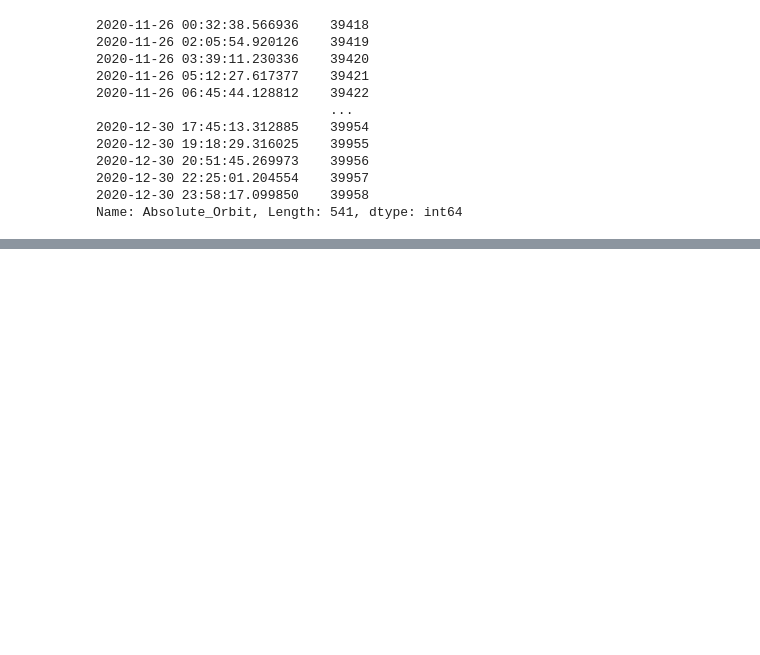
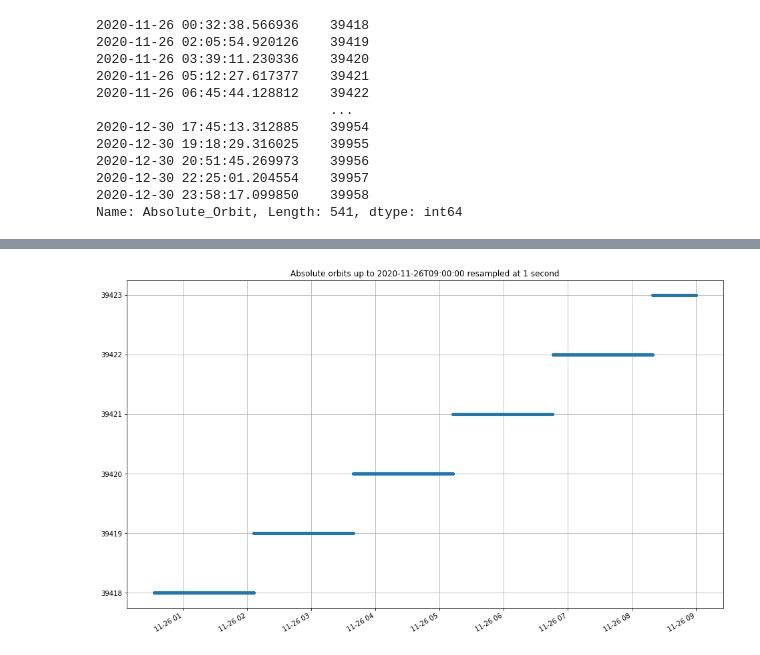
Before and after one commit to lmar76/swarmnb, a Jupyter notebook: predicted_orbit_files.ipynb, the cells around one changed output, grey strips where cells are left out. Saved outputs shown, nothing was run; the diff lists cells and outputs as text; code cells hidden in the pictures; blank space fills up the shorter version.

```diff
--- a/predicted_orbit_files.ipynb
+++ b/predicted_orbit_files.ipynb
@@ -74,0 +75,9 @@ pyplot.show()
+# %%
+end = '2020-11-26T09:00:00'
+anxs.asfreq('S', method='pad').loc[:end].plot(
+    figsize=(16, 10), style='.', grid=True,
+    title=f"Absolute orbits up to {end} resampled at 1 second"
+)
+pyplot.show()
+# %% [output]
+[figure, added]
```
Also changed, not shown: parts of 1 cell of this notebook.
